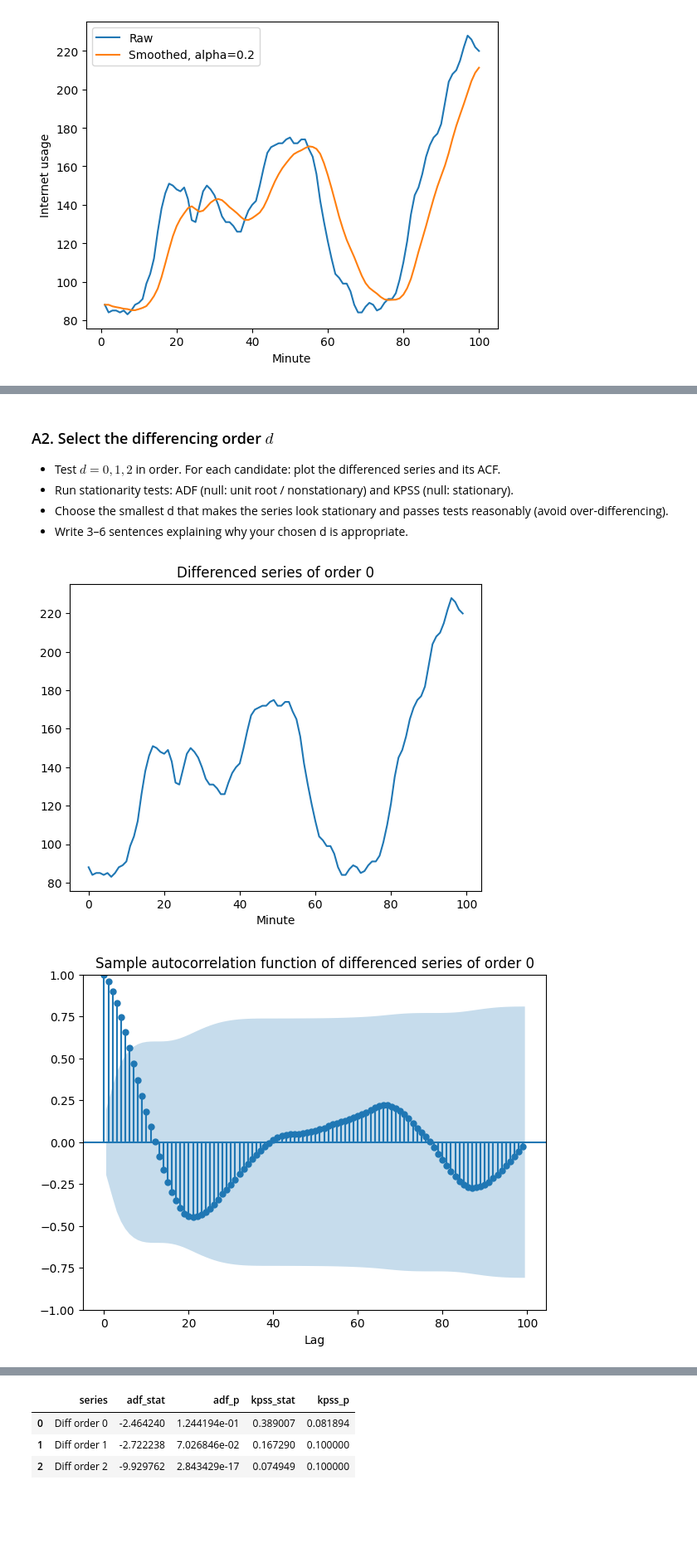
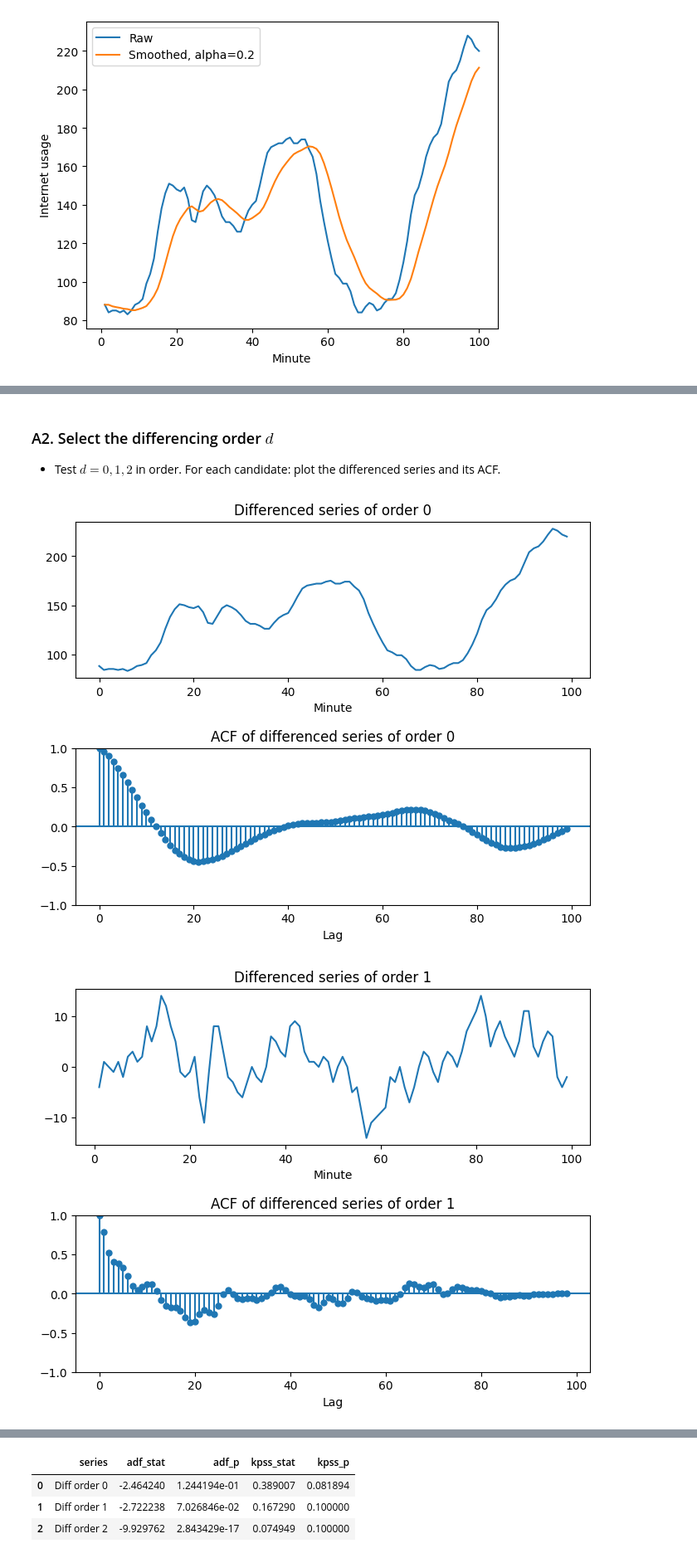
Before and after one commit to FVardi/PhD-Courses, a Jupyter notebook: Deep learning for time-series/Assignments/assignment_1.ipynb, the cells around one changed output, grey strips where cells are left out. Shown at 83% size. Drawn from its saved outputs; the diff is of its cells as text; code cells hidden in the pictures; blank space fills up the shorter version.

```diff
--- a/Deep learning for time-series/Assignments/assignment_1.ipynb
+++ b/Deep learning for time-series/Assignments/assignment_1.ipynb
@@ -50,29 +54,27 @@ The smoothed signal shows same non-stationarity but the seemingly noisy part is
 # %% [markdown]
 ### A2. Select the differencing order $d$
 - Test $d=0, 1, 2$ in order. For each candidate: plot the differenced series and its ACF.
-- Run stationarity tests: ADF (null: unit root / nonstationary) and KPSS (null: stationary).
-- Choose the smallest d that makes the series look stationary and passes tests reasonably (avoid
-over-differencing).
-- Write 3–6 sentences explaining why your chosen d is appropriate.
 # %%
 # Calculate differenced series
 series = {}
 series["0"] = df.y
 series["1"] = df.y.diff().dropna()
 series["2"] = series["1"].diff().dropna()
 
 # Plot differenced series and corresponding sample ACFs
 for key, value in series.items():
-    plt.figure()
-    plt.plot(value)
-    plt.title("Differenced series of order "+str(key))
-    plt.xlabel("Minute")
-    plt.show()
+    fig, ax = plt.subplots(
+        2, 1,
+        figsize=(8,6),
+        gridspec_kw={"hspace": 0.45}
+    )
+    ax[0].plot(value)
+    ax[0].set_title("Differenced series of order "+str(key))
+    ax[0].set_xlabel("Minute")
 
-    plot_acf(value, lags=len(value)-1)
-    plt.tight_layout()
-    plt.xlabel("Lag")
-    plt.title("Sample autocorrelation function of differenced series of order "+str(key))
+    plot_acf(value, lags=len(value)-1, ax=ax[1], alpha=None)
+    ax[1].set_xlabel("Lag")
+    ax[1].set_title("ACF of differenced series of order "+str(key))
 # %% [output]
-[figure, old version]
+[figure, new version]
-[figure, old version]
+[figure, new version]
```
Also changed, not shown: parts of 53 cells of this notebook, 4 other files.
